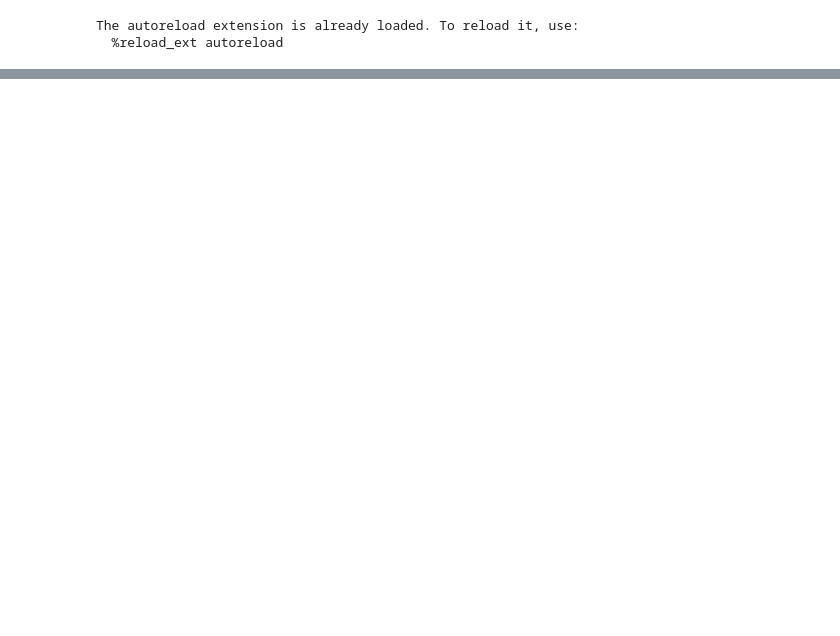
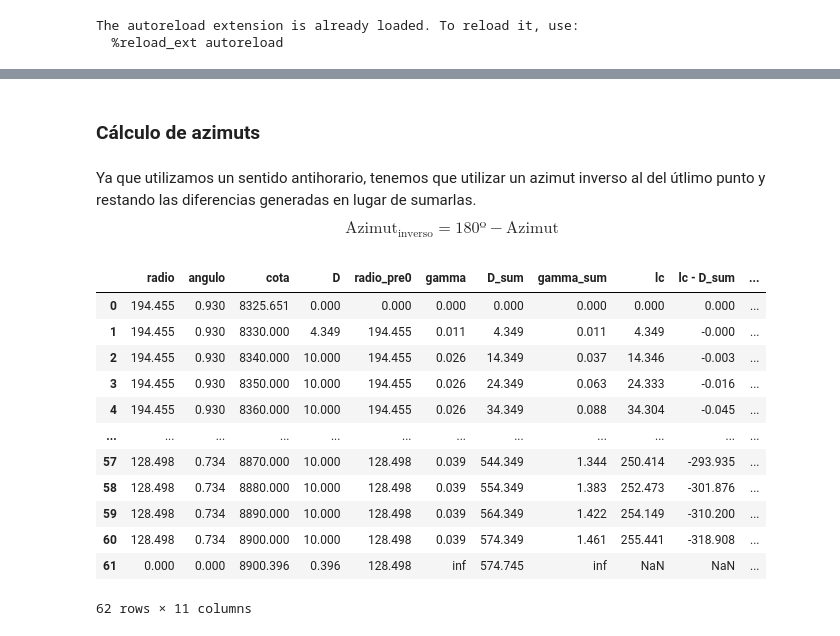
Before and after one commit to GreatestTrain/cccaminos, a Jupyter notebook: dummy.ipynb, the cells around one changed output, grey strips where cells are left out. Cells and saved outputs as stored; diff of their text form; code cells hidden in the pictures; blank space fills up the shorter version.

```diff
--- a/dummy.ipynb
+++ b/dummy.ipynb
@@ -88,0 +119,3 @@ _
+# %%
+_['gamma'] = _['D'] / (2 * _['radio'])
+_
@@ -88,0 +147,5 @@ _
+# %%
+_['D_sum'] = np.add.accumulate(_['D'])
+# _['D_sum'] = D_acum(_)
+# _['D_sum'] = D_sum(_)
+_
@@ -88,0 +183,4 @@ _
+# %%
+_['gamma_sum'] = np.add.accumulate(_['gamma'])
+# _['gamma_sum'] = gamma_sum(_)
+_
@@ -88,0 +227,9 @@ _
+# %%
+# Gamma_sum se encuentra en radianes
+_['lc'] = ( np.sin(_['gamma_sum']) * radio_pre0 * 2 )
+# _['lc'] = np.sqrt(_['lc'])
+# _['lc1'] = lc_sum(_)
+# _['lc'][19:] -= g_
+# _['lc'][49:] -= q_
+_['lc - D_sum'] = _['lc'] - _['D_sum']
+_
@@ -88,0 +250,23 @@ _
+# %% [markdown]
+### Cálculo de azimuts
+# %% [markdown]
+Ya que utilizamos un sentido antihorario, tenemos que utilizar un azimut inverso al del útlimo punto y restando las diferencias generadas en lugar de sumarlas.
+$$ \text{Azimut}_{\text{inverso}} = 180º - \text{Azimut} $$
+# %%
+az_init = np.pi - np.deg2rad(110.38194444)
+_['azimut_inv'] = _['gamma_sum'] + az_init
+_
+# %% [output]
+|  | radio | angulo | cota | D | radio_pre0 | gamma | D_sum | gamma_sum | lc | lc - D_sum | ... |
+| 0 | 194.455 | 0.930 | 8325.651 | 0.000 | 0.000 | 0.000 | 0.000 | 0.000 | 0.000 | 0.000 | ... |
+| 1 | 194.455 | 0.930 | 8330.000 | 4.349 | 194.455 | 0.011 | 4.349 | 0.011 | 4.349 | -0.000 | ... |
+| 2 | 194.455 | 0.930 | 8340.000 | 10.000 | 194.455 | 0.026 | 14.349 | 0.037 | 14.346 | -0.003 | ... |
+| 3 | 194.455 | 0.930 | 8350.000 | 10.000 | 194.455 | 0.026 | 24.349 | 0.063 | 24.333 | -0.016 | ... |
+| 4 | 194.455 | 0.930 | 8360.000 | 10.000 | 194.455 | 0.026 | 34.349 | 0.088 | 34.304 | -0.045 | ... |
+| ... | ... | ... | ... | ... | ... | ... | ... | ... | ... | ... | ... |
+| 57 | 128.498 | 0.734 | 8870.000 | 10.000 | 128.498 | 0.039 | 544.349 | 1.344 | 250.414 | -293.935 | ... |
+| 58 | 128.498 | 0.734 | 8880.000 | 10.000 | 128.498 | 0.039 | 554.349 | 1.383 | 252.473 | -301.876 | ... |
+| 59 | 128.498 | 0.734 | 8890.000 | 10.000 | 128.498 | 0.039 | 564.349 | 1.422 | 254.149 | -310.200 | ... |
+| 60 | 128.498 | 0.734 | 8900.000 | 10.000 | 128.498 | 0.039 | 574.349 | 1.461 | 255.441 | -318.908 | ... |
+| 61 | 0.000 | 0.000 | 8900.396 | 0.396 | 128.498 | inf | 574.745 | inf | NaN | NaN | ... |
+62 rows × 11 columns
```
Also changed, not shown: parts of 31 cells of this notebook, 20 other files.
